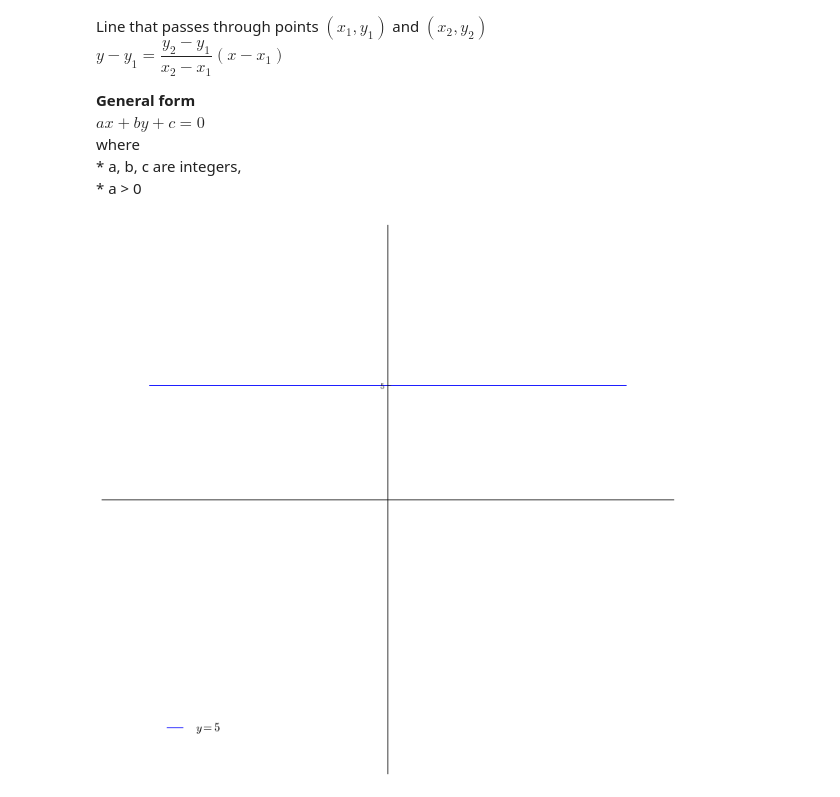
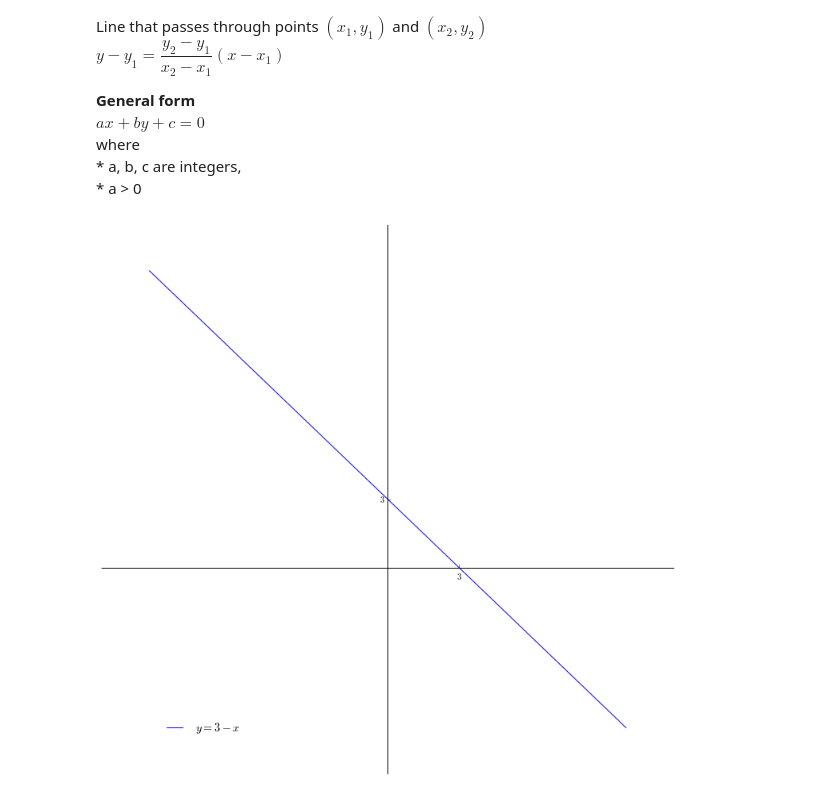
Before and after one commit to charl-potgieter/HighSchoolMathsGraphs, a Jupyter notebook: 00_Graphs_Combined.ipynb, the cells around one changed output. Cells and saved outputs as stored; diff of their text form; code cells hidden in the pictures.

Commit message:
Straight line WIP

```diff
--- a/00_Graphs_Combined.ipynb
+++ b/00_Graphs_Combined.ipynb
@@ -548,8 +544,19 @@ class graph_function:
                  fn, # where fn is a sympy expression
                  domain_set = sp.Interval(-10,10),  #Sympy set for example an interval
                  points_to_plot = 1000, fig_width=10, fig_height=10, set_ticks_equal_intercepts = True,
-                 x_tick_mark_type='standard', y_tick_mark_type='standard', graph_buffer_over_domain=0.1):
+                 x_tick_mark_type='standard', y_tick_mark_type='standard', graph_buffer_over_domain=0.1, graph_label = None):
         '''Graph function inits with the same parameters as graph with the addition of the function parameter'''
+
+        self.fn = fn
+        self.x = sp.Symbol('x')
+        self.y = sp.Symbol('y')
+
+        if graph_label == None:
+            graph_label = '$' + sp.latex(sp.Eq(self.y, self.fn)) + '$'
+            #use dfrac rather than frac to ensure raction characters are full size
+            graph_label = graph_label.replace('frac', 'dfrac')
+        else:
+            graph_label = graph_label
 
         self._graph = graph_core(
             domain_set = domain_set,
@@ -558,9 +565,9 @@ class graph_function:
             fig_height = fig_height,
             x_tick_mark_type = x_tick_mark_type,
             y_tick_mark_type = y_tick_mark_type,
-            graph_buffer_over_domain = graph_buffer_over_domain)
+            graph_buffer_over_domain = graph_buffer_over_domain,
+            graph_label = graph_label)
 
-        self.fn = fn
         self._graph.set_x_plots(self._calc_x_plots())
         self._graph.set_y_plots(self._calc_y_plots(points_to_plot))
 
@@ -573,16 +580,13 @@ class graph_function:
             self._graph.set_x_ticks(self.x_intercepts)
             self._graph.set_y_ticks(self.y_intercepts)
 
-        y = sp.Symbol('y')
-        self._set_graph_label()
-
 
     def _discontinuities(self):
         if self.fn.is_constant():
             #Handle case fn=constant (no x in equation) = straight line parallel to x-axis
             return([])
         else:
-            discontinuities = sp.singularities(self.fn, x)
+            discontinuities = sp.singularities(self.fn, self.x)
             discontinuities_in_domain = discontinuities.intersect(self._graph.domain_set)
             sympy_list = list(discontinuities_in_domain)
             float_list = [float(x) for x in sympy_list]
@@ -610,17 +614,8 @@ class graph_function:
             #Handle case fn=constant (no x in equation) = straight line parallel to x-axis
             return([float(self.fn)] * points_to_plot)
         else:
-            fn_lambdify = sp.lambdify(x, self.fn)
+            fn_lambdify = sp.lambdify(self.x, self.fn)
             return(fn_lambdify(self._graph.x_plots))
-
-
-    def _set_graph_label(self):
-        '''sets label for graph'''
-        y = sp.Symbol('y')
-        graph_eqation = '$' + sp.latex(sp.Eq(y, self.fn)) + '$'
-        #use dfrac rather than frac to ensure raction characters are full size
-        graph_eqation = graph_eqation.replace('frac', 'dfrac')
-        self._graph.set_graph_label(graph_eqation)
 
 
     def display(self):
@@ -695,16 +766,19 @@ class graph_straight_line():
     def display(self):
         self._graph.display()
 # %%
+x=sp.Symbol('x')
 # test = graph_straight_line('gradient-intercept', {'m':sp.Integer(3), 'c':sp.Integer(-3)})
-test = graph_straight_line('y-equals-constant', {'c':sp.Integer(5)})
+# test = graph_straight_line('x-equals-constant', {'c':sp.Integer(5)})
+# test = graph_straight_line('y-equals-constant', {'c':sp.Integer(5)})
+test = graph_straight_line('point-gradient', {'x1':sp.Integer(0), 'y1':sp.Integer(3), 'm':sp.Integer(-1) })
 # composite_test = function_graph(fn=x-2)
 # composite_test = function_graph(fn=sp.Integer(3))
-# composite_test = function_graph(fn=1 / x)
+# test = graph_function(fn=1 / x)
 # composite_test = function_graph(sp.tan(x))
 test.display()
-# composite_test.fn.is_constant()
+# composite_test.fn.is_constant()'myVar' in locals()
 # %% [output]
-[figure, old version]
+[figure, new version]
 # %%
 #   mygraph = straight_line(graph_type = 'straight line point gradient form', straight_line_point_gradient={'x1':3,'y1':-1,'m':-1})
 # mygraph = graph(graph_type = 'straight line two point form', straight_line_two_point= {'x1':0, 'y1':1,'x2':2,'y2':0})
```
Also changed, not shown: parts of 5 cells of this notebook.
